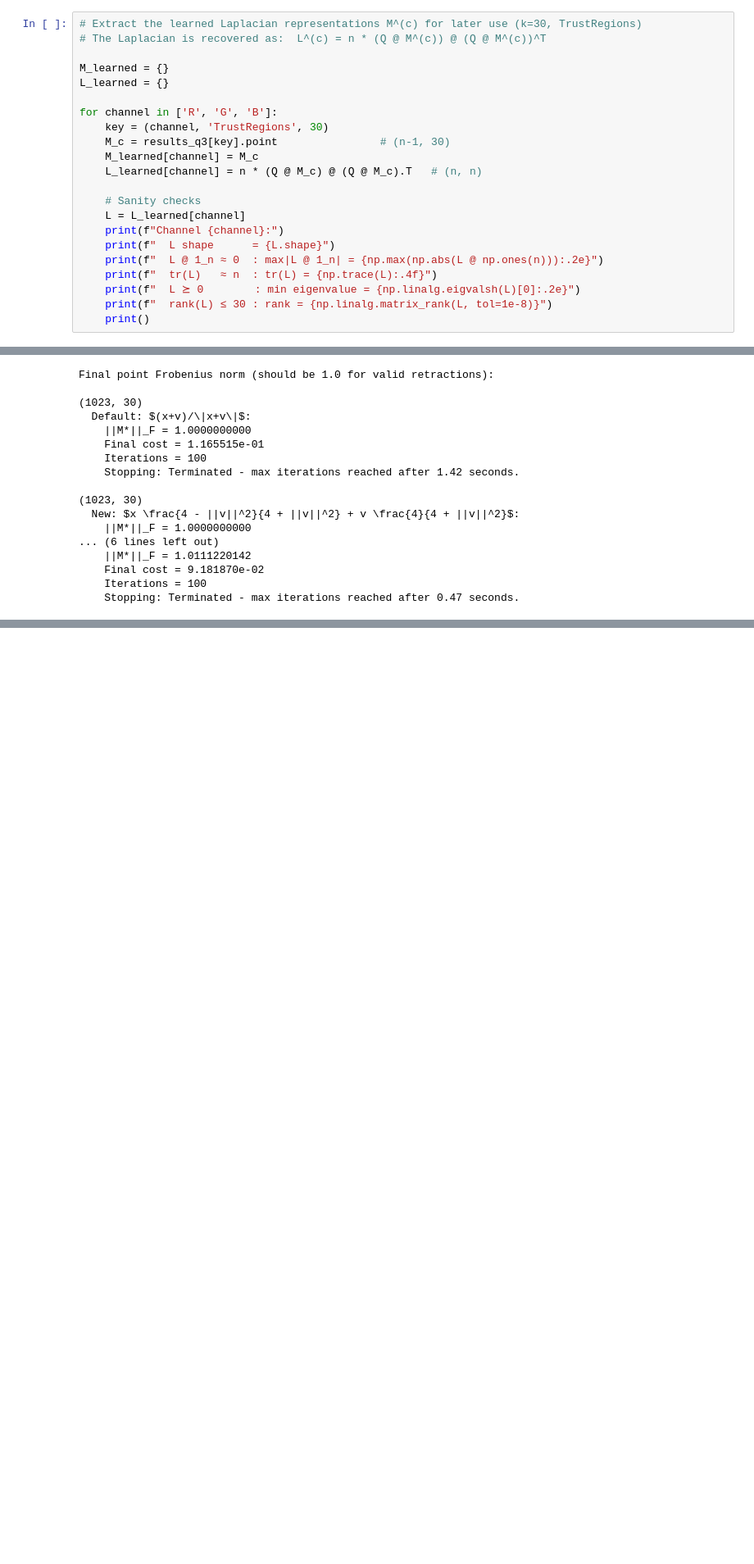
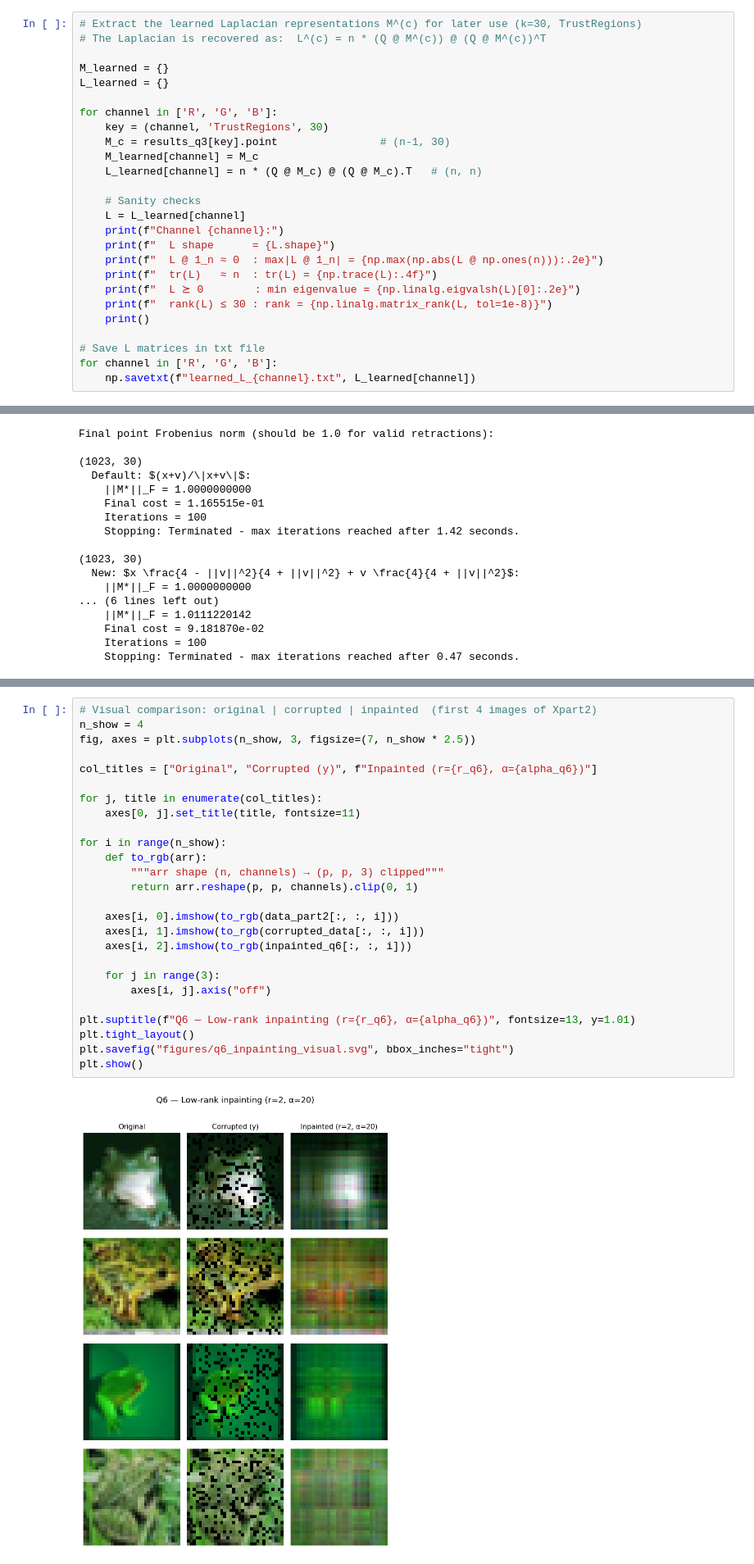
Before and after one commit to AhouLucas/LINMA2474-Project, a Jupyter notebook: P1/main.ipynb, the cells around one changed output, grey strips where cells are left out. Shown at 82% size. Saved outputs shown, nothing was run; the diff lists cells and outputs as text; blank space fills up the shorter version.

```diff
--- a/P1/main.ipynb
+++ b/P1/main.ipynb
@@ -370,6 +371,10 @@ for channel in ['R', 'G', 'B']:
     print(f"  L ⪰ 0        : min eigenvalue = {np.linalg.eigvalsh(L)[0]:.2e}")
     print(f"  rank(L) ≤ 30 : rank = {np.linalg.matrix_rank(L, tol=1e-8)}")
     print()
+
+# Save L matrices in txt file
+for channel in ['R', 'G', 'B']:
+    np.savetxt(f"learned_L_{channel}.txt", L_learned[channel])
 # %% [output]
 Channel R:
   L shape      = (1024, 1024)
@@ -646,0 +770,28 @@ Final point Frobenius norm (should be 1.0 for valid retractions):
+# %%
+# Visual comparison: original | corrupted | inpainted  (first 4 images of Xpart2)
+n_show = 4
+fig, axes = plt.subplots(n_show, 3, figsize=(7, n_show * 2.5))
+
+col_titles = ["Original", "Corrupted (y)", f"Inpainted (r={r_q6}, α={alpha_q6})"]
+
+for j, title in enumerate(col_titles):
+    axes[0, j].set_title(title, fontsize=11)
+
+for i in range(n_show):
+    def to_rgb(arr):
+        """arr shape (n, channels) → (p, p, 3) clipped"""
+        return arr.reshape(p, p, channels).clip(0, 1)
+
+    axes[i, 0].imshow(to_rgb(data_part2[:, :, i]))
+    axes[i, 1].imshow(to_rgb(corrupted_data[:, :, i]))
+    axes[i, 2].imshow(to_rgb(inpainted_q6[:, :, i]))
+
+    for j in range(3):
+        axes[i, j].axis("off")
+
+plt.suptitle(f"Q6 — Low-rank inpainting (r={r_q6}, α={alpha_q6})", fontsize=13, y=1.01)
+plt.tight_layout()
+plt.savefig("figures/q6_inpainting_visual.svg", bbox_inches="tight")
+plt.show()
+# %% [output]
+[figure, added]
```
Also changed, not shown: parts of 9 cells of this notebook, 2 other files.
